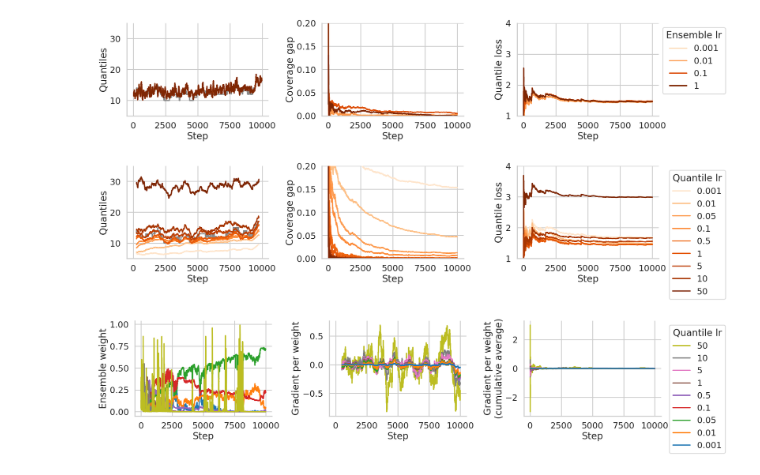
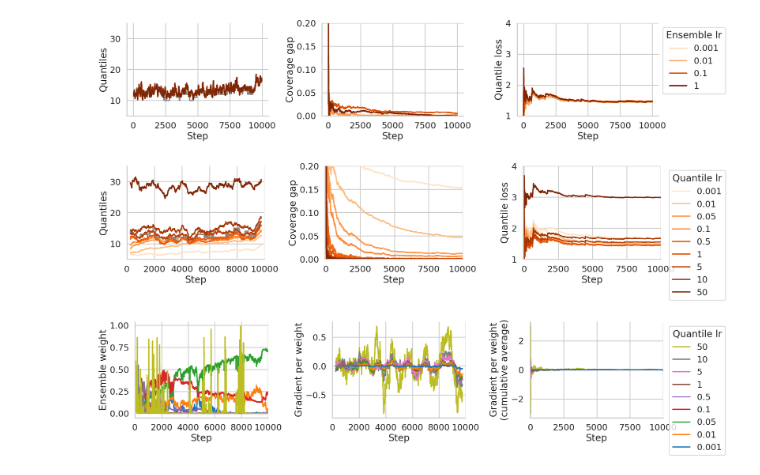
Before and after one commit to aangelopoulos/gradient-equilibrium, a Jupyter notebook: mimic_stay/quantile_ensembling.ipynb, the cells around one changed output. Drawn from its saved outputs; the diff is of its cells as text; code cells hidden in the pictures.

```diff
--- a/mimic_stay/quantile_ensembling.ipynb
+++ b/mimic_stay/quantile_ensembling.ipynb
@@ -227,7 +227,7 @@ hues = {
 }
 
 # Create the plot
-fig, axs = plt.subplots(nrows=1, ncols=3, figsize=(23,5), sharex=True, sharey=False)
+fig, axs = plt.subplots(nrows=1, ncols=3, figsize=(23,5), sharex=False, sharey=False)
 
 # Define rolling window size
 window_size = 500
@@ -280,12 +280,16 @@ axs[2].set_xlabel("Step")
 axs[2].legend(loc="upper right", bbox_to_anchor=(1.5,1), title='Quantile lr')
 axs[2].set_ylim([1,4])
 
+axs[0].set_xlim([0,10000])
+axs[1].set_xlim([-75,10000])
+axs[2].set_xlim([-75,10000])
+
 plt.tight_layout()
 sns.despine(top=True, right=True)
 os.makedirs('./plots/quantile_ensembling', exist_ok=True)
 plt.savefig('./plots/quantile_ensembling/quantile-series.pdf', bbox_inches='tight')
 # %% [output]
-[figure, old version]
+[figure, new version]
 # %%
 # Set styling
 sns.set_style("whitegrid")
@@ -295,7 +299,7 @@ sns.set_context("poster")
 default_ensemble_lr = 0.1
 
 # Create the plot
-fig, axs = plt.subplots(nrows=1, ncols=3, figsize=(23,5), sharex=True, sharey=False)
+fig, axs = plt.subplots(nrows=1, ncols=3, figsize=(23,5), sharex=False, sharey=False)
 
 # Store the original colors from the first plot
 # First, plot the first plot to capture the colors
@@ -308,32 +312,35 @@ axs[0].set_xlabel('Step')
 axs[0].set_ylabel('Ensemble weight')
 
 # Clear the first subplot and replot with stored colors
 axs[0].clear()
 for i, (lr, color) in enumerate(zip(quantile_lrs, colors)):
     selector = (df['ensemble_lr'] == default_ensemble_lr) & (df['lr'] == lr)
     axs[0].plot(df[selector]['step'], df[selector]['ensemble_weight'], label=f'lr={lr}', color=color)
 axs[0].set_xlabel('Step')
 axs[0].set_ylabel('Ensemble weight')
 
 # Plot 2 (Rolling average): Use reversed order but match original colors
 for i, (lr, color) in enumerate(zip(reversed(quantile_lrs), reversed(colors))):
     selector = (df['ensemble_lr'] == default_ensemble_lr) & (df['lr'] == lr)
-    temp = df[selector]['ensemble_weight_grad'].rolling(window=window_size).mean()
+    temp = df[selector]['ensemble_weight_grad'].rolling(window=window_size, center=True).mean()
     axs[1].plot(df[selector]['step'], temp, label=f'lr={lr}', color=color)
 axs[1].set_xlabel('Step')
 axs[1].set_ylabel('Gradient per weight')
 
 # Plot 3 (Cumulative average): Use reversed order but match original colors
 for i, (lr, color) in enumerate(zip(reversed(quantile_lrs), reversed(colors))):
     selector = (df['ensemble_lr'] == default_ensemble_lr) & (df['lr'] == lr)
     temp = df[selector]['ensemble_weight_grad'].expanding().mean()
     axs[2].plot(df[selector]['step'], temp, label=f'{lr}', color=color)
 axs[2].set_xlabel('Step')
 axs[2].set_ylabel('Gradient per weight\n(cumulative average)')
 axs[2].legend(loc="upper right", bbox_to_anchor=(1.5,1), title='Quantile lr')
 
+axs[0].set_xlim([0,10000])
+axs[1].set_xlim([0,10000])
+axs[2].set_xlim([-50,10000])
 plt.tight_layout()
 sns.despine(top=True, right=True)
 plt.savefig('./plots/quantile_ensembling/weights.pdf', bbox_inches='tight')
 # %% [output]
-[figure, old version]
+[figure, new version]
```
Also changed, not shown: parts of 1 cell of this notebook, 23 other files.
